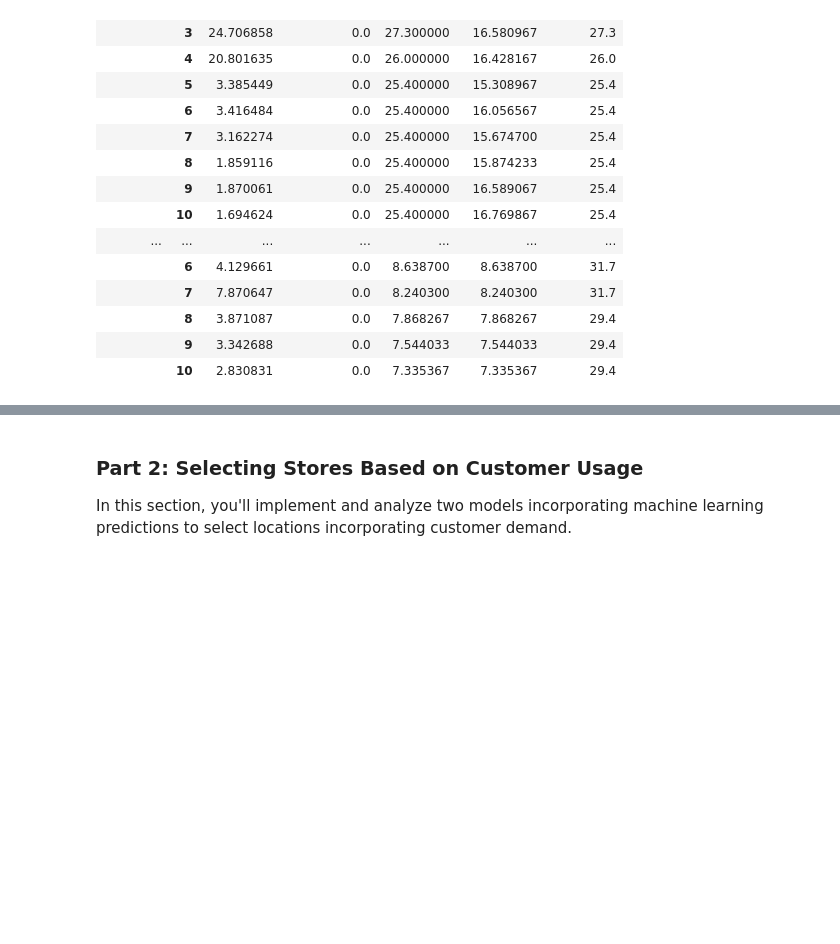
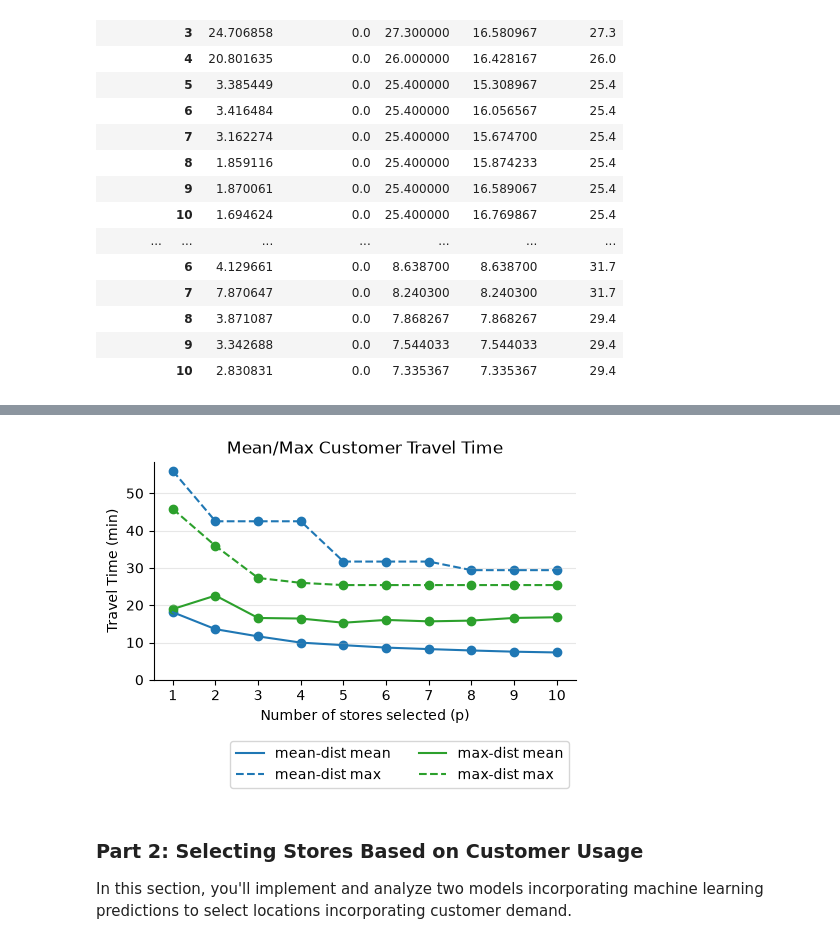
Before and after one commit to priyansh-raval/optimization_gurobi_project, a Jupyter notebook: src/ORIE5380_Project_Notebook.ipynb, the cells around one changed output, grey strips where cells are left out. Cells and saved outputs as stored; diff of their text form; code cells hidden in the pictures; blank space fills up the shorter version.

```diff
--- a/src/ORIE5380_Project_Notebook.ipynb
+++ b/src/ORIE5380_Project_Notebook.ipynb
@@ -527,27 +529,49 @@ plt.show()
 # %%
 # The code below produces a plot of average and worst-case customer travel distance for each model and value of p
 # TODO: Change the constants below to the correct columns in results_df for average and max travel distance
 #       changing the title/labels if your columns use different units
-MEAN_DIST_COL = ''
-MAX_DIST_COL = ''
+MEAN_DIST_COL = 'mean_time'
+MAX_DIST_COL = 'max_time'
 
-DIST_TITLE, DIST_YLABEL, DIST_XLABEL = ('Mean/Max Customer Travel Time', 'Travel Time (min)', 'Number of stores selected (p)')
+DIST_TITLE, DIST_YLABEL, DIST_XLABEL = (
+    'Mean/Max Customer Travel Time',
+    'Travel Time (min)',
+    'Number of stores selected (p)'
+)
+
+# Model colormap
+model_colors = {"mean-dist": "tab:blue", "max-dist": "tab:green"}
 
 # Create the figure
-fig = plt.figure(figsize=(5,4))
+fig = plt.figure(figsize=(5, 4))
 for model in model_colors.keys():
     res = results_df.loc[model]
 
     # Average customer travel time
-    plt.plot(res.index, res[MEAN_DIST_COL], color=model_colors[model], linestyle='-', label='{} mean'.format(model))
+    plt.plot(
+        res.index, res[MEAN_DIST_COL],
+        color=model_colors[model], linestyle='-',
+        label='{} mean'.format(model)
+    )
     plt.scatter(res.index, res[MEAN_DIST_COL], color=model_colors[model])
 
     # Worst-case customer travel time
-    plt.plot(res.index, res[MAX_DIST_COL], color=model_colors[model], linestyle='--', label='{} max'.format(model))
+    plt.plot(
+        res.index, res[MAX_DIST_COL],
+        color=model_colors[model], linestyle='--',
+        label='{} max'.format(model)
+    )
     plt.scatter(res.index, res[MAX_DIST_COL], color=model_colors[model])
 
-format_plot(title=DIST_TITLE, ylabel=DIST_YLABEL, xlabel=DIST_XLABEL, legend_bbox=(1, -0.25))
+format_plot(
+    title=DIST_TITLE,
+    ylabel=DIST_YLABEL,
+    xlabel=DIST_XLABEL,
+    legend_bbox=(1, -0.25)
+)
 plt.show()
+# %% [output]
+[figure, added]
 # %%
 # TODO: Set the solution column below to visualize selected stores and the closest customer to each store for a specific solution
 # You can uncomment the line below to save a png of the map for your report
```
Also changed, not shown: parts of 3 cells of this notebook.
